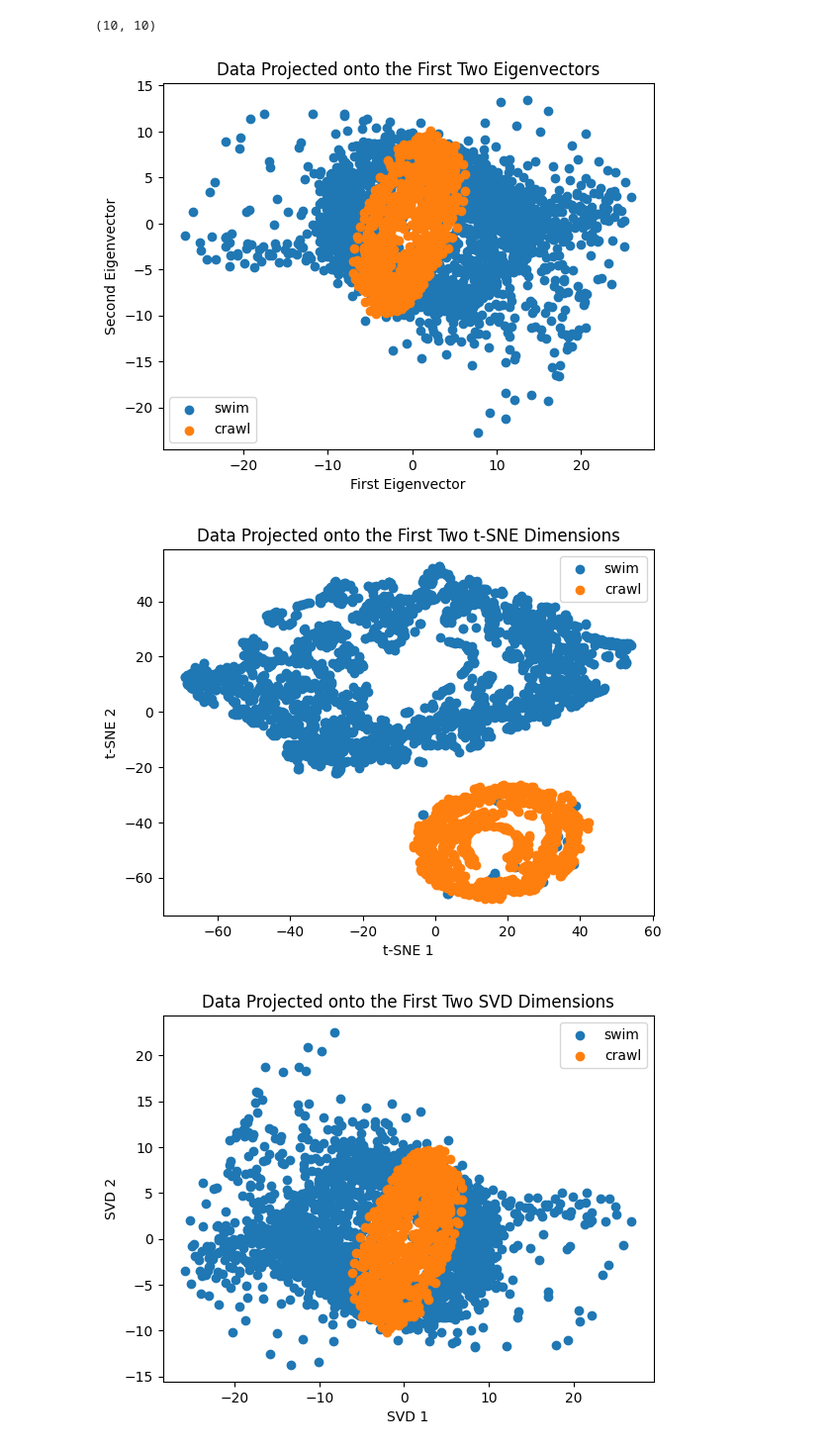
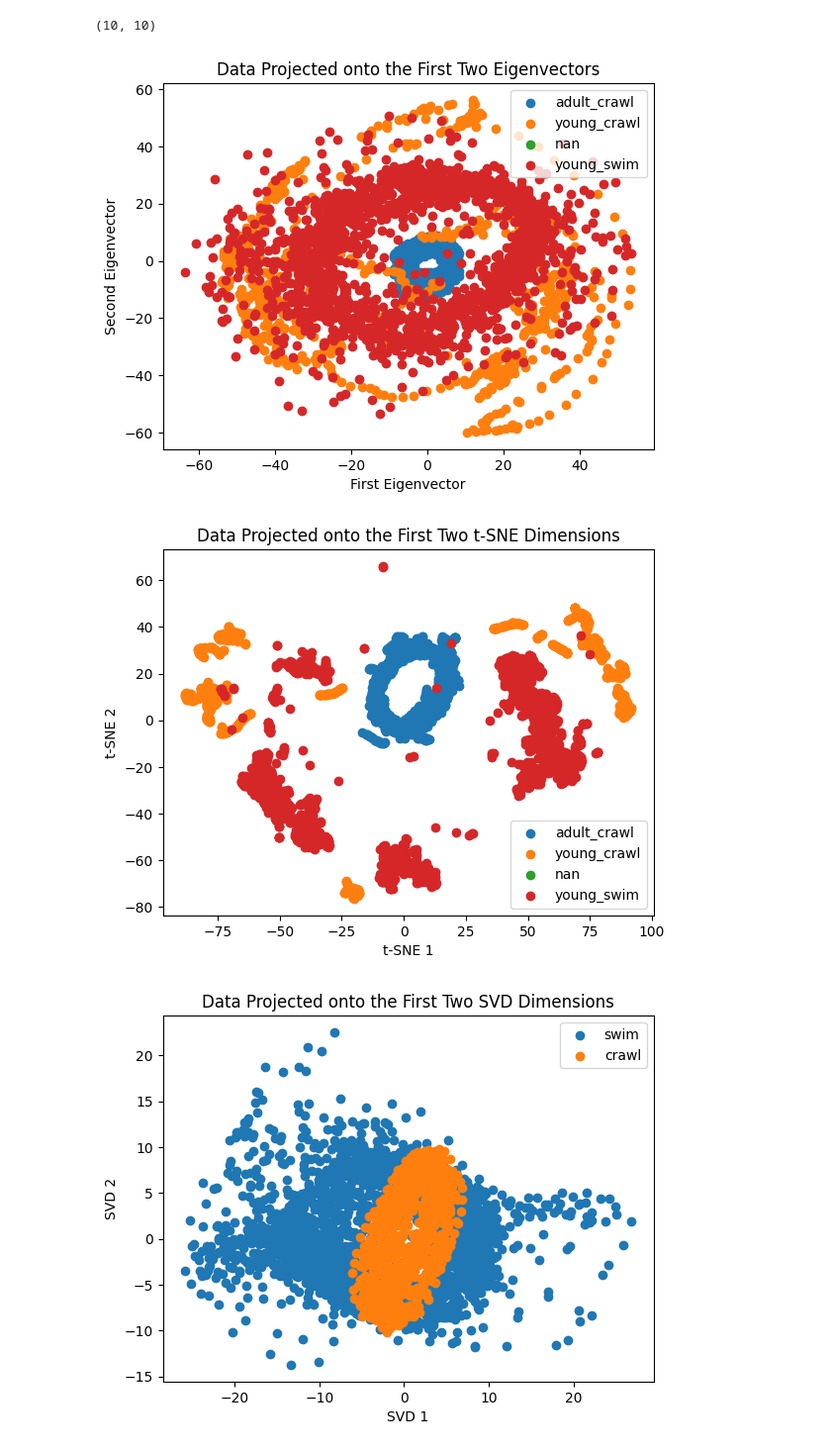
Before and after one commit to Beniasoff/Models, a Jupyter notebook: Final.ipynb, the cells around one changed output. Shown: that part at 99% size. Cells and saved outputs as stored; diff of their text form; code cells hidden in the pictures.

```diff
--- a/Final.ipynb
+++ b/Final.ipynb
@@ -42,0 +1,8 @@ df = df.drop('Time', axis=1)
+# %%
+import pandas as pd
+import numpy as np
+from preProcess_fun import preProcess
+
+path=r"C:\Users\benia\VScodeprojects\Physical_Models\doi_10_5061_dryad_stqjq2c8p__v20240130\dryad"
+data=preProcess(path,1)
+data['age_type'] = data['age'] + "_" + data['movement']
@@ -43,6 +27,6 @@ df = df.drop('Time', axis=1)
 # %%
 # Drop non-numerical columns
-df_numeric = df.select_dtypes(include=[np.number])
+df_numeric = data.select_dtypes(include=[np.number])
 
 # Convert DataFrame to numpy array
 M = df_numeric.values
@@ -65,23 +49,20 @@ eigenvector_2 = eigenvectors[:, 1]
 # Project the data onto the first two eigenvectors
 projected_data = df_numeric.dot(np.array([eigenvector_1, eigenvector_2]).T)
 # %%
-# Convert the 'type' column to numerical values
-type_numerical = df['type'].astype('category').cat.codes
-# Get unique types
-types = df['type'].unique()
+age_types = data['age_type'].unique()
 
-# Create a scatter plot for each type
-for type in types:
-    mask = df['type'] == type
-    plt.scatter(projected_data[0][mask], projected_data[1][mask], label=type)
+# Create a scatter plot for each age_type
+for age_type in age_types:
+    mask = data['age_type'] == age_type
+    plt.scatter(projected_data[0][mask], projected_data[1][mask], label=age_type)
 
 plt.xlabel('First Eigenvector')
 plt.ylabel('Second Eigenvector')
 plt.title('Data Projected onto the First Two Eigenvectors')
 plt.legend()  # Add a legend
 plt.show()
 # %% [output]
-[figure, old version]
+[figure, new version]
 # %%
 from sklearn.manifold import TSNE
 
@@ -90,9 +71,10 @@ tsne = TSNE(n_components=2)
 tsne_data = tsne.fit_transform(df_numeric)
 
 # Plot the t-SNE results
-for type in types:
-    mask = df['type'] == type
-    plt.scatter(tsne_data[mask, 0], tsne_data[mask, 1], label=type)
+age_types = data['age_type'].unique()
+for age_type in age_types:
+    mask = data['age_type'] == age_type
+    plt.scatter(tsne_data[mask, 0], tsne_data[mask, 1], label=age_type)
 
 plt.xlabel('t-SNE 1')
 plt.ylabel('t-SNE 2')
@@ -100,7 +82,7 @@ plt.title('Data Projected onto the First Two t-SNE Dimensions')
 plt.legend()
 plt.show()
 # %% [output]
-[figure, old version]
+[figure, new version]
 # %%
 from sklearn.decomposition import TruncatedSVD
 
```
Also changed, not shown: parts of 5 cells of this notebook.
